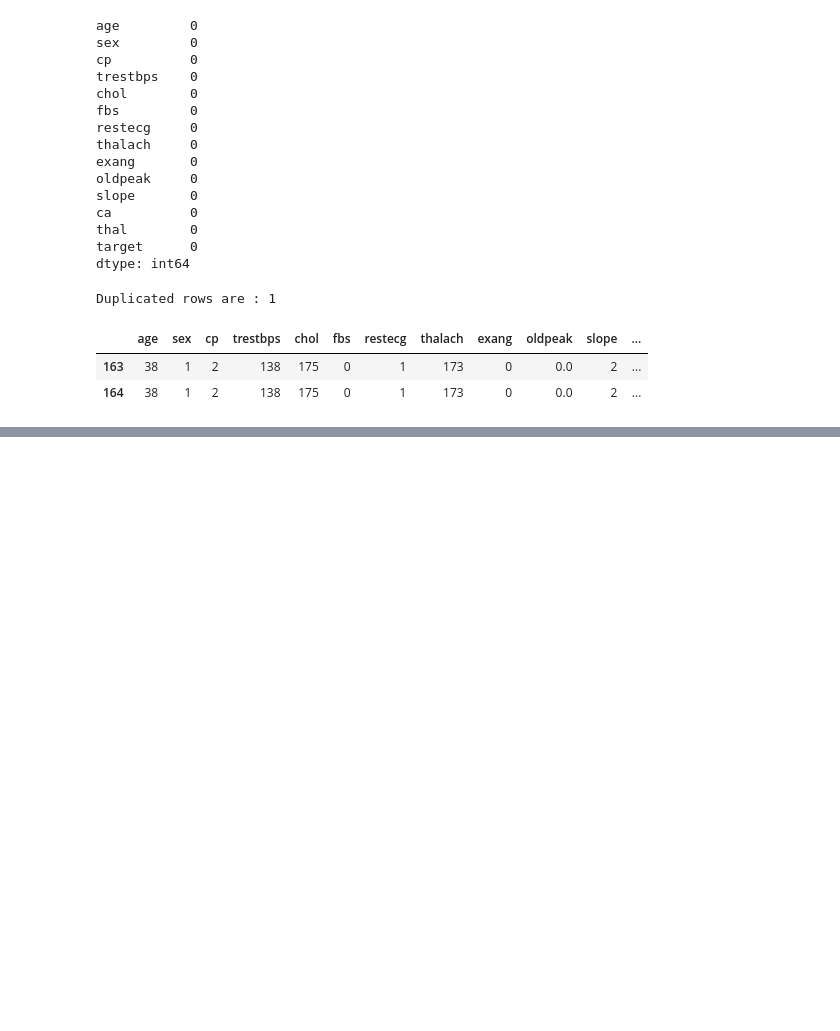
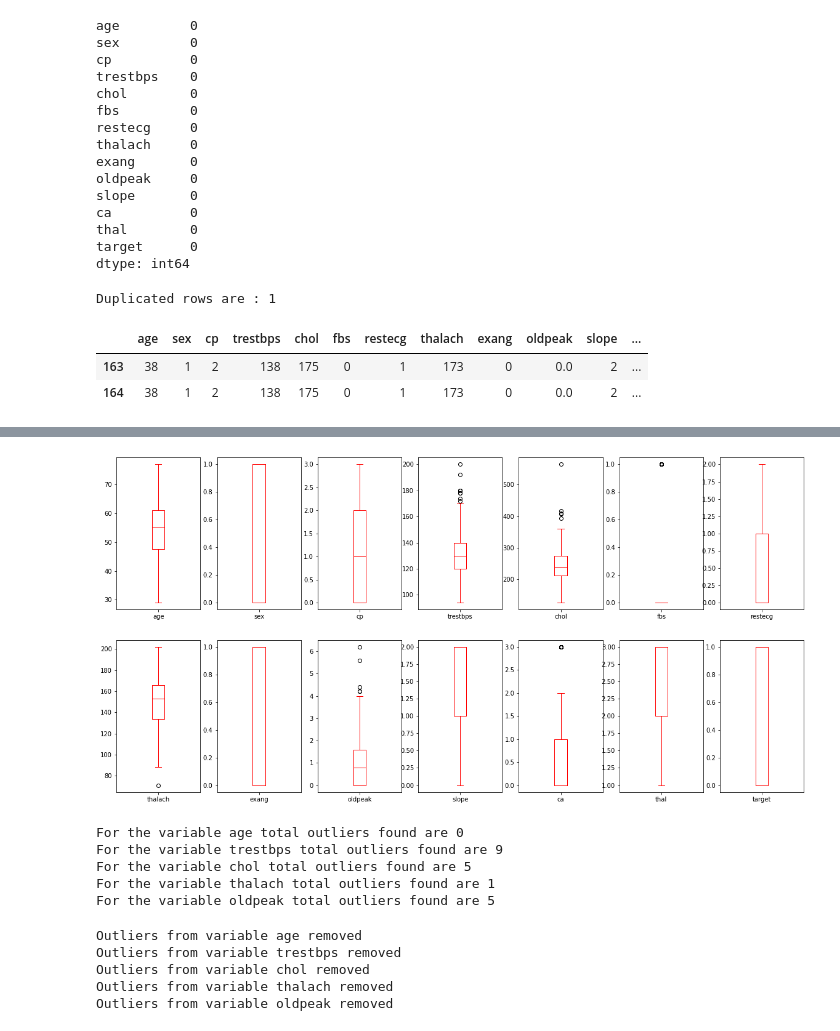
Before and after one commit to VentureMikey/ALK2021BD, a Jupyter notebook: 28818_Biostatistics_Data_analytics_JUNE_2021.ipynb, the cells around one changed output, grey strips where cells are left out. Cells and saved outputs as stored; diff of their text form; code cells hidden in the pictures; blank space fills up the shorter version.

```diff
--- a/28818_Biostatistics_Data_analytics_JUNE_2021.ipynb
+++ b/28818_Biostatistics_Data_analytics_JUNE_2021.ipynb
@@ -184,3 +184,39 @@ HEART.describe()
 | 50% | 55.000000 | 1.000000 | 1.000000 | 130.000000 | 240.000000 | 0.000000 | 1.000000 | 153.000000 | 0.000000 | 0.800000 | 1.000000 | ... |
 | 75% | 61.000000 | 1.000000 | 2.000000 | 140.000000 | 274.500000 | 0.000000 | 1.000000 | 166.000000 | 1.000000 | 1.600000 | 2.000000 | ... |
 | max | 77.000000 | 1.000000 | 3.000000 | 200.000000 | 564.000000 | 1.000000 | 2.000000 | 202.000000 | 1.000000 | 6.200000 | 2.000000 | ... |
+# %%
+HEART.plot(kind='box', subplots=True, layout = (2,7),
+           sharex=False, sharey=False, figsize=(20,10),
+           color='red');
+# %% [output]
+[figure, added]
+# %%
+continous_features = ['age','trestbps','chol','thalach','oldpeak']
+def outliers(HEART_out, drop = False):
+  for each_feature in HEART_out.columns:
+    feature_data = HEART_out[each_feature]
+    Q1 = np.percentile(feature_data, 25.)
+    Q3 = np.percentile(feature_data, 75.)
+    IQR = Q3-Q1
+    outlier_step = IQR * 1.5
+    outliers = feature_data[~((feature_data >= Q1 - outlier_step) & (feature_data <= Q3 + outlier_step))].index.tolist()
+    if not drop:
+      print('For the variable {} total outliers found are {}'.format(each_feature, len(outliers)))
+    if drop:
+      print('Outliers from variable {} removed'.format(each_feature))
+
+outliers(HEART[continous_features])
+# %% [output]
+For the variable age total outliers found are 0
+For the variable trestbps total outliers found are 9
+For the variable chol total outliers found are 5
+For the variable thalach total outliers found are 1
+For the variable oldpeak total outliers found are 5
+# %%
+outliers(HEART[continous_features], drop = True)
+# %% [output]
+Outliers from variable age removed
+Outliers from variable trestbps removed
+Outliers from variable chol removed
+Outliers from variable thalach removed
+Outliers from variable oldpeak removed
```
Also changed, not shown: parts of 4 cells of this notebook.
